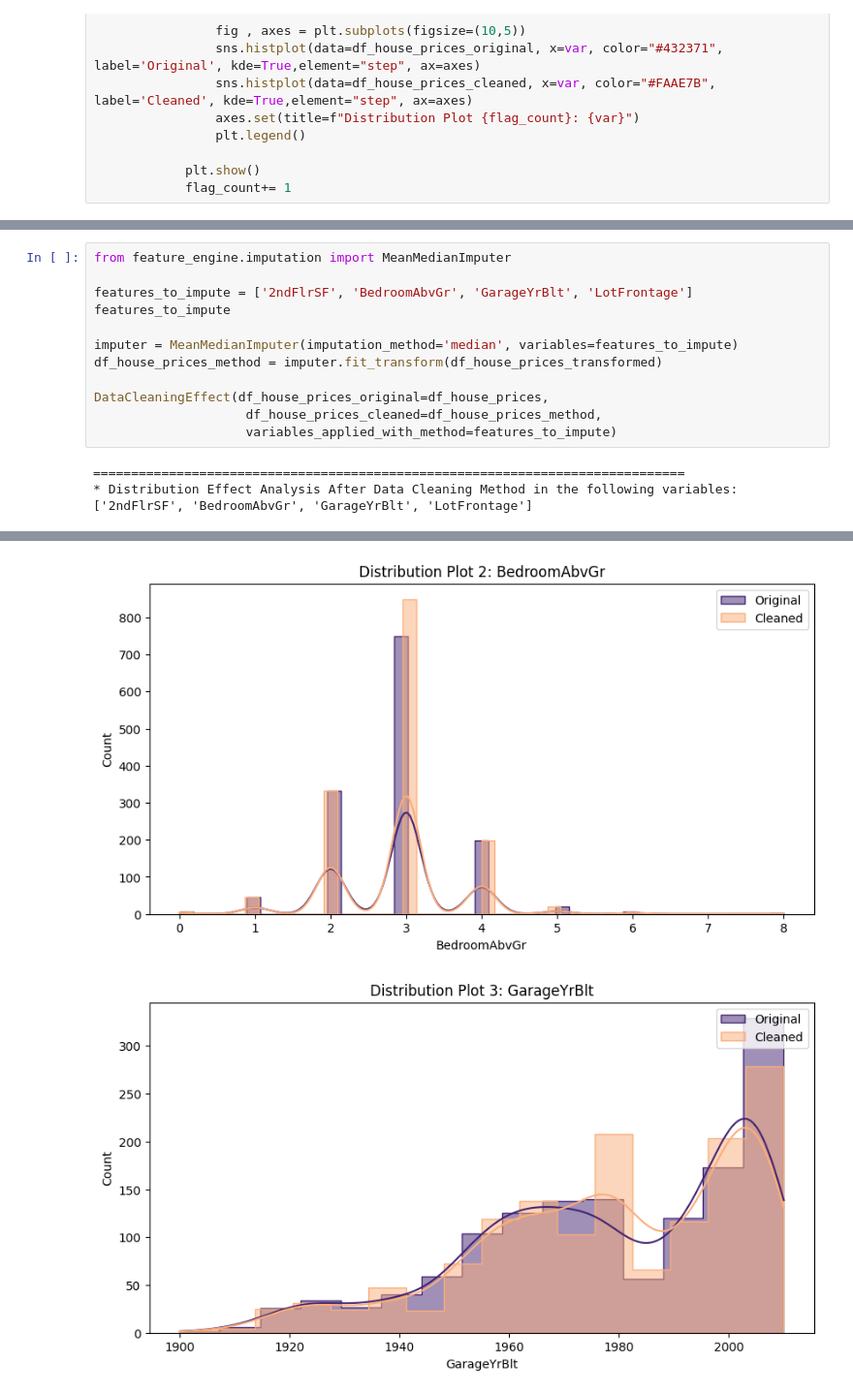
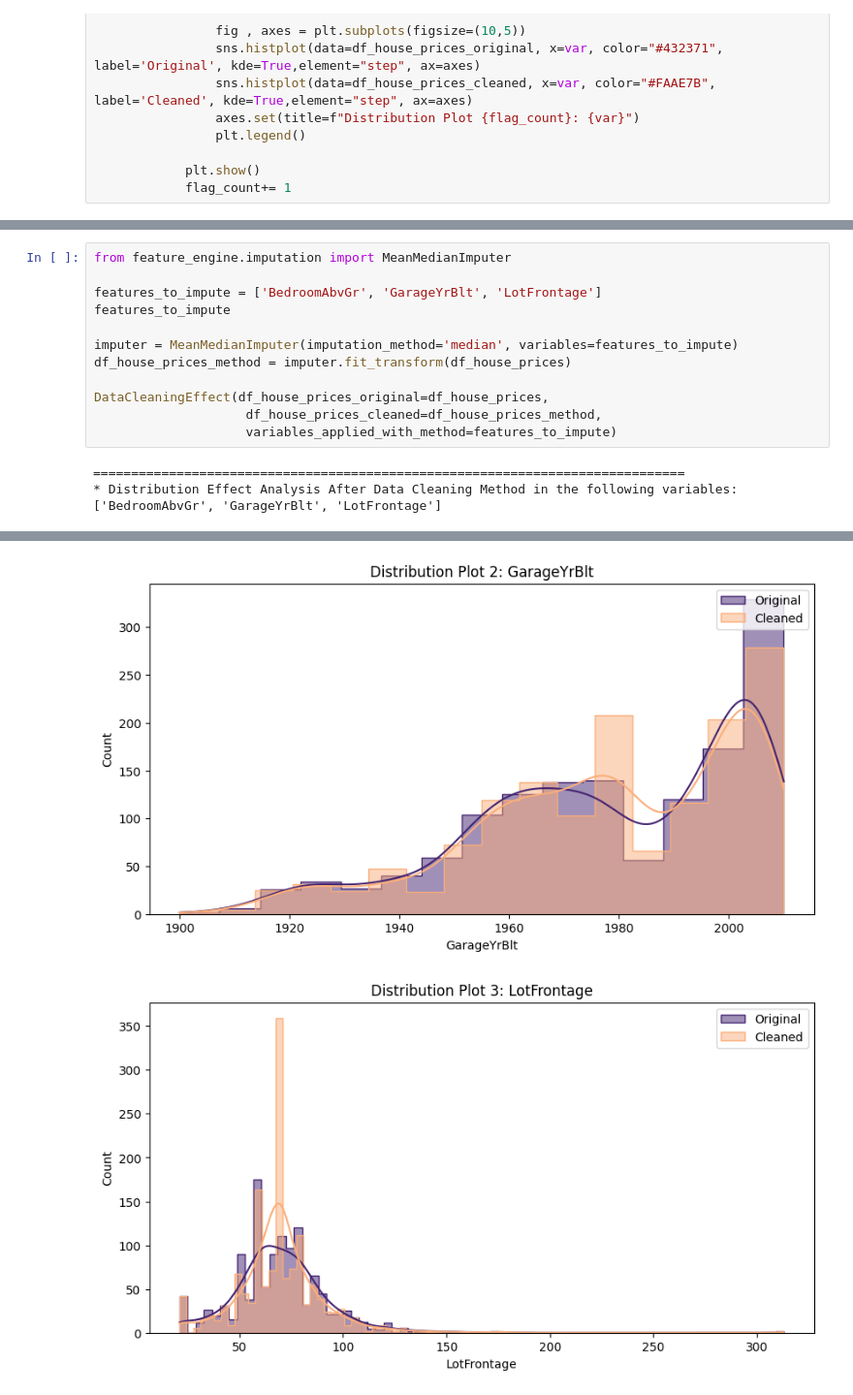
Before and after one commit to bolliebrain/ames-heritage-housing, a Jupyter notebook: jupyter_notebooks/02-DataCleaning.ipynb, the cells around one changed output, grey strips where cells are left out. Shown at 97% size. Drawn from its saved outputs; the diff is of its cells as text.

Commit message:
Added DataCleaningEffect, Cleaning method assessment, applied train and test

```diff
--- a/jupyter_notebooks/02-DataCleaning.ipynb
+++ b/jupyter_notebooks/02-DataCleaning.ipynb
@@ -430,11 +433,11 @@ DataCleaningEffect(df_house_prices_original=df_house_prices,
 # %%
 from feature_engine.imputation import MeanMedianImputer
 
-features_to_impute = ['2ndFlrSF', 'BedroomAbvGr', 'GarageYrBlt', 'LotFrontage']
+features_to_impute = ['BedroomAbvGr', 'GarageYrBlt', 'LotFrontage']
 features_to_impute
 
 imputer = MeanMedianImputer(imputation_method='median', variables=features_to_impute)
-df_house_prices_method = imputer.fit_transform(df_house_prices_transformed)
+df_house_prices_method = imputer.fit_transform(df_house_prices)
 
 DataCleaningEffect(df_house_prices_original=df_house_prices,
                     df_house_prices_cleaned=df_house_prices_method,
@@ -442,4 +445,4 @@ DataCleaningEffect(df_house_prices_original=df_house_prices,
 # %% [output]
 ==============================================================================
 * Distribution Effect Analysis After Data Cleaning Method in the following variables:
-['2ndFlrSF', 'BedroomAbvGr', 'GarageYrBlt', 'LotFrontage']
+['BedroomAbvGr', 'GarageYrBlt', 'LotFrontage']
@@ -447,2 +450,2 @@ DataCleaningEffect(df_house_prices_original=df_house_prices,
-[figure, old version]
+[figure, new version]
-[figure, old version]
+[figure, new version]
```
Also changed, not shown: parts of 26 cells of this notebook, 3 other files.
